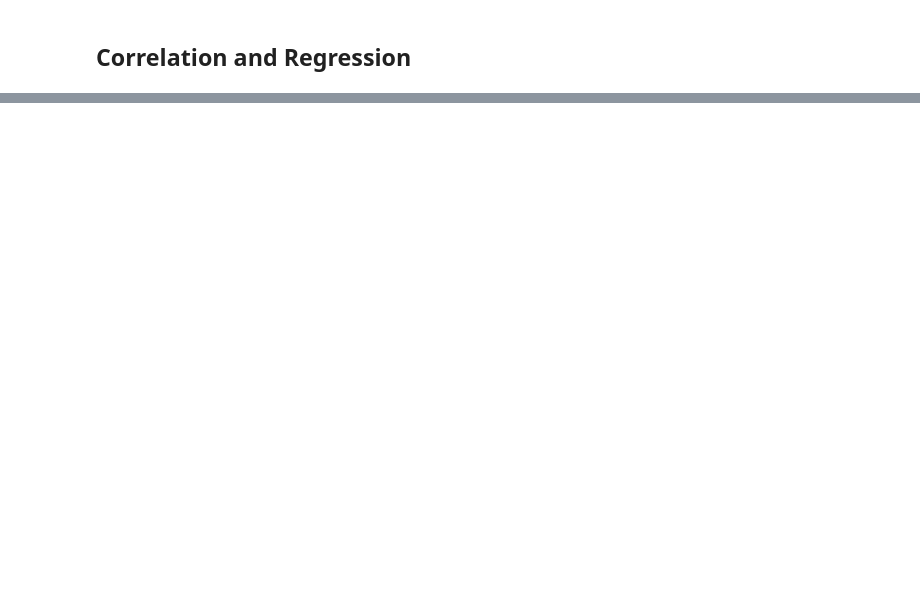
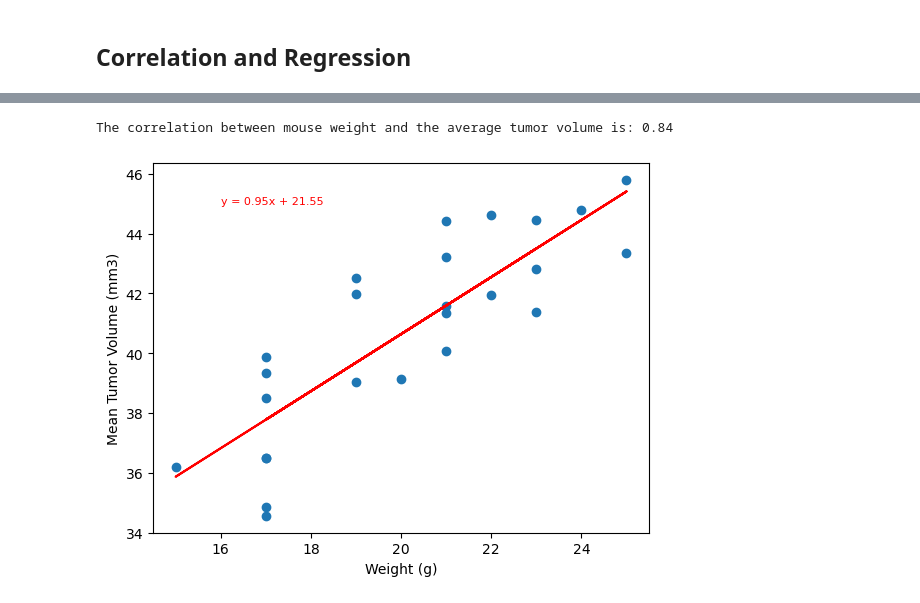
Before and after one commit to itzelvazsan/matplotlib-challenge, a Jupyter notebook: pymaceuticals.ipynb, the cells around one changed output, grey strips where cells are left out. Drawn from its saved outputs; the diff is of its cells as text; code cells hidden in the pictures; blank space fills up the shorter version.

```diff
--- a/pymaceuticals.ipynb
+++ b/pymaceuticals.ipynb
@@ -218,0 +323,21 @@ The correlation between mouse weight and the average tumor volume is 0.84
+# %%
+# Calculate the correlation coefficient and a linear regression model
+# for mouse weight and average observed tumor volume for the entire Capomulin regimen
+correlation = st.pearsonr(scatter_data["Weight (g)"], scatter_data["Mean Tumor Volume"])
+print(f'The correlation between mouse weight and the average tumor volume is: {round(correlation[0], 2)}')
+
+x_values = scatter_data["Weight (g)"]
+y_values = scatter_data["Mean Tumor Volume"]
+st.linregress(x_values, y_values)
+(slope, intercept, rvalue, pvalue, stderr) = st.linregress(x_values, y_values)
+regress = slope * x_values + intercept
+line_eq = "y = " + str(round(slope, 2)) + "x + " + str(round(intercept, 2))
+plt.scatter(scatter_data["Weight (g)"], scatter_data["Mean Tumor Volume"], marker = 'o')
+plt.plot(x_values, regress, color="red")
+plt.annotate(line_eq, (16, 45), fontsize = 8, color = "red")
+plt.xlabel("Weight (g)")
+plt.ylabel("Mean Tumor Volume (mm3)")
+plt.show()
+# %% [output]
+The correlation between mouse weight and the average tumor volume is: 0.84
+[figure, added]
```
Also changed, not shown: parts of 11 cells of this notebook.
